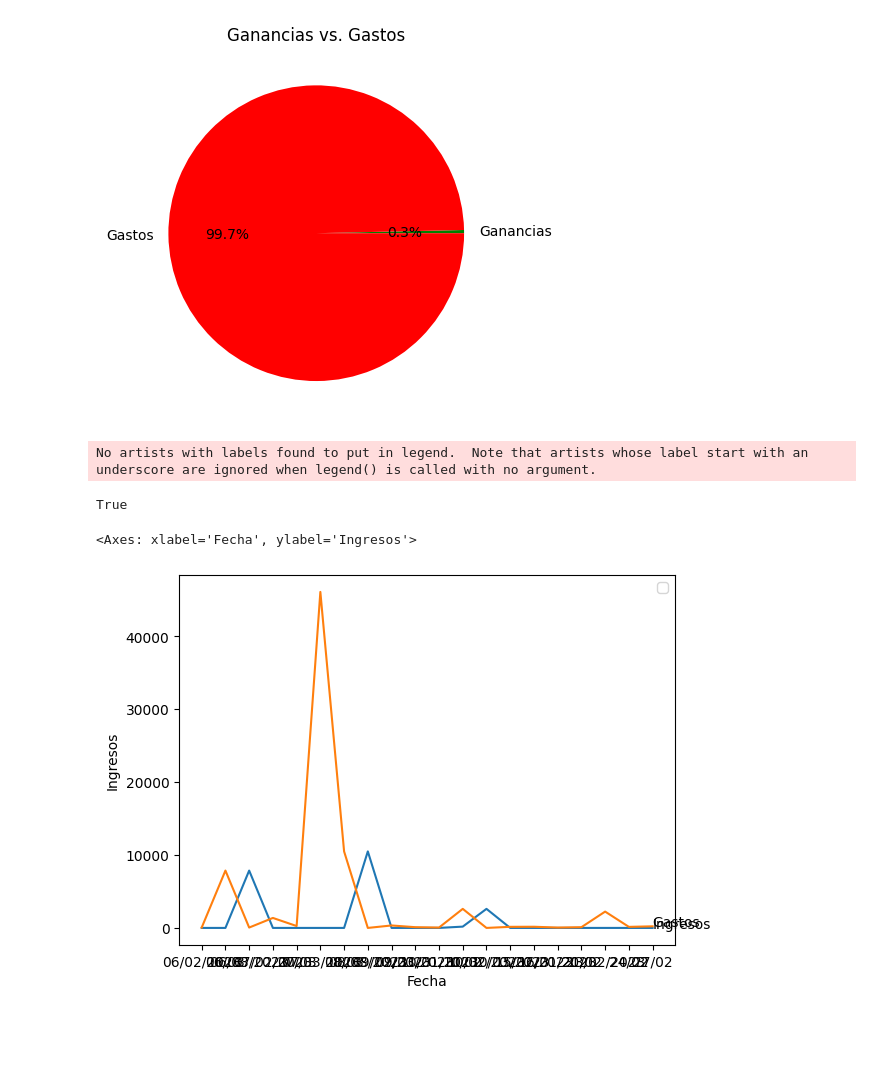
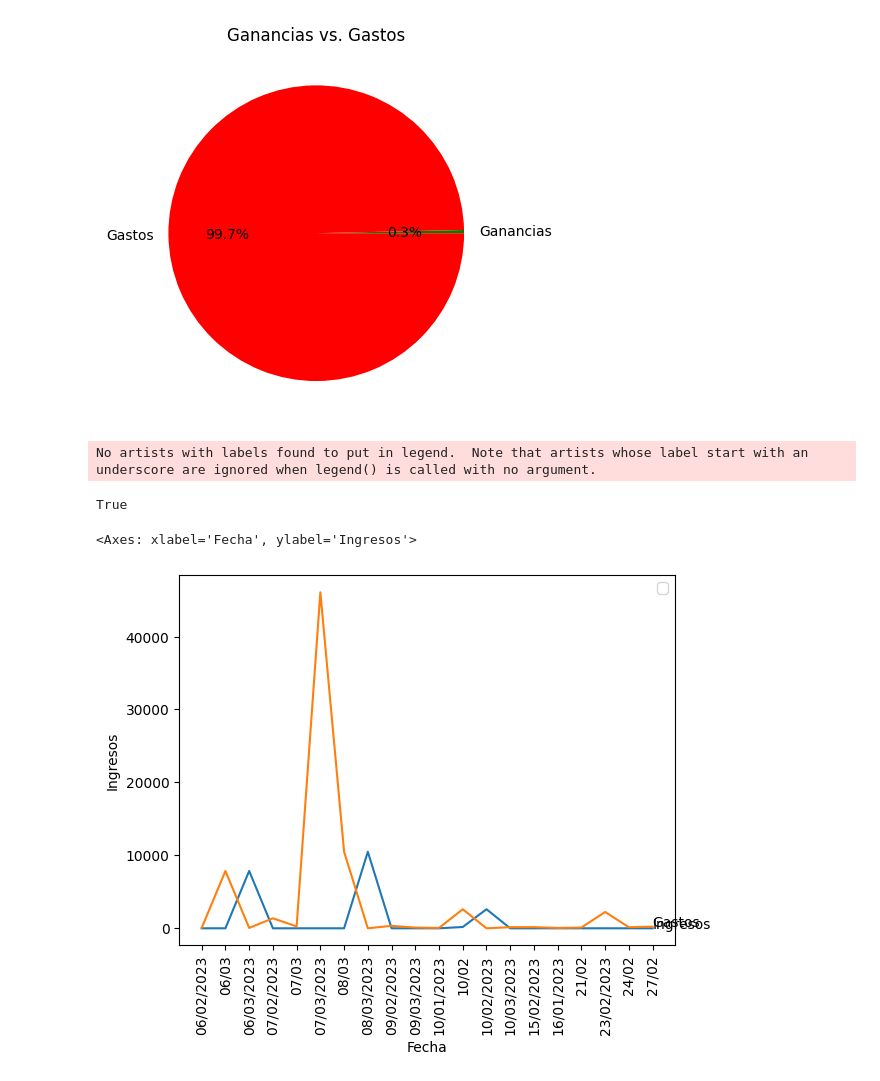
Before and after one commit to saulecast/finanzobot_0.1, a Jupyter notebook: primer_cuaderno.ipynb, the cells around one changed output. Drawn from its saved outputs; the diff is of its cells as text; code cells hidden in the pictures; blank space fills up the shorter version.

```diff
--- a/primer_cuaderno.ipynb
+++ b/primer_cuaderno.ipynb
@@ -616,31 +620,32 @@ import pandas as pd
 
 # Cargar los datos desde el archivo CSV
 datos = pd.read_csv('todas_mis_transacciones.csv')
 
 # Convertir los valores de Cantidad a números
 datos['Cantidad'] = datos['Cantidad'].str.replace('$', '').str.replace(',', '').astype(float)
 print("-" in datos['Efecto'][0])
 
 # Crear una nueva columna para los ingresos y los gastos
 # sns.set(rc={'figure.figsize':(7,7)})
 datos['Tipo'] = datos['Efecto'].apply(lambda x: 'Ingreso' if '+' in x else 'Gasto')
 datos['Ingresos'] = datos['Cantidad'].where(datos['Tipo'] == 'Ingreso', 0)
 datos['Gastos'] = datos['Cantidad'].where(datos['Tipo'] == 'Gasto', 0)
 plt.legend()
 
 # Agrupar los datos por fecha y sumar los ingresos y los gastos
 datos_agrupados = datos.groupby('Fecha')[['Ingresos', 'Gastos']].sum().reset_index()
 
 plt.text(datos_agrupados['Fecha'].iloc[-1], datos_agrupados['Gastos'].iloc[-1], 'Gastos')
 plt.text(datos_agrupados['Fecha'].iloc[-1], datos_agrupados['Ingresos'].iloc[-1], 'Ingresos')
 # plt.plot(datos_agrupados['Fecha'][datos_agrupados['Ingresos'].idxmax()], datos_agrupados['Ingresos'].max(), 'ro')
 # plt.plot(datos_agrupados['Fecha'][datos_agrupados['Gastos'].idxmax()], datos_agrupados['Gastos'].max(), 'bo')
+plt.xticks(rotation=90)
 
 # Crear el gráfico de línea
 sns.lineplot(x='Fecha', y='Ingresos', data=datos_agrupados)
 sns.lineplot(x='Fecha', y='Gastos', data=datos_agrupados)
 # %% [output]
 No artists with labels found to put in legend.  Note that artists whose label start with an underscore are ignored when legend() is called with no argument.
 True
 <Axes: xlabel='Fecha', ylabel='Ingresos'>
-[figure, old version]
+[figure, new version]
```
Also changed, not shown: parts of 4 cells of this notebook.
